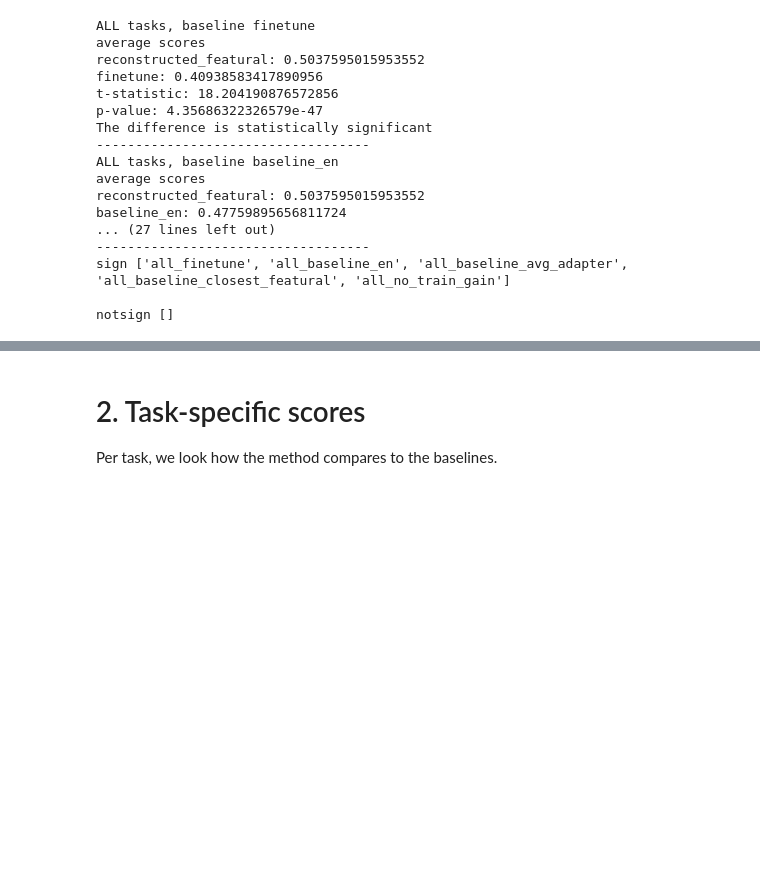
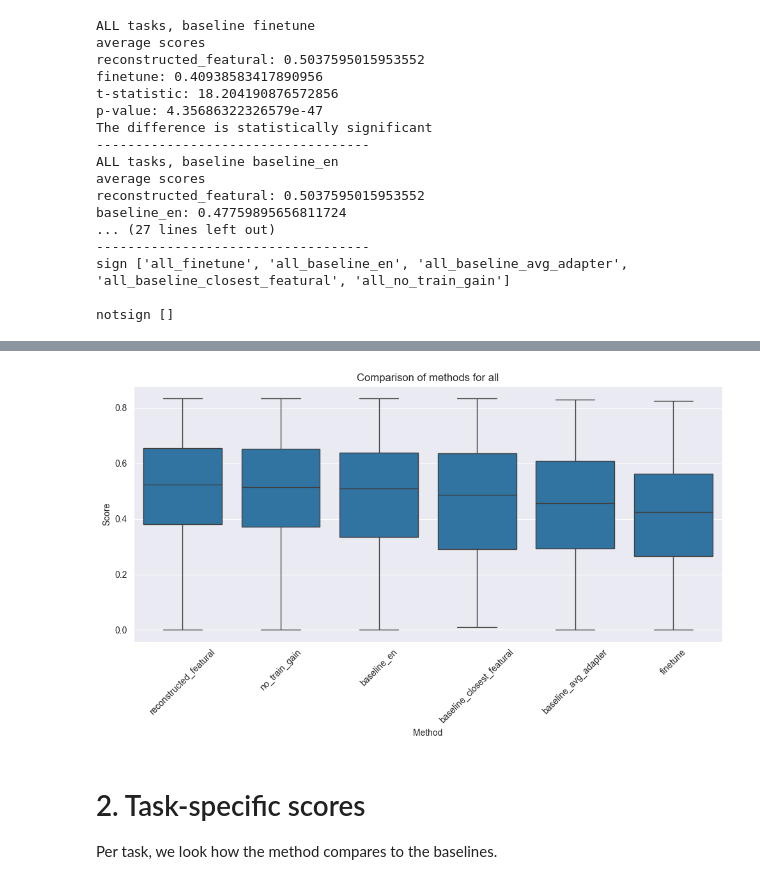
Before and after one commit to stefaccou/TIPA, a Jupyter notebook: analysis/2_Statistical_analysis.ipynb, the cells around one changed output, grey strips where cells are left out. Saved outputs shown, nothing was run; the diff lists cells and outputs as text; code cells hidden in the pictures; blank space fills up the shorter version.

```diff
--- a/analysis/2_Stats_unfinished.ipynb
+++ b/analysis/2_Statistical_analysis.ipynb
@@ -273,34 +273,6 @@ def get_significance(task_name, option1, option2, alternative="two-sided", data=
     print(f"t-statistic: {t_stat}")
     print(f"p-value: {p_val}")
     return t_stat, p_val
-
-
-def make_boxplot(tasks, columns):
-    data = []
-    if tasks == "all":
-        task_names = scores.keys()
-    elif len(tasks) == 1:
-        task_names = [tasks]
-    else:
-        task_names = tasks
-    for task in task_names:
-        for lang_name in scores[task]:
-            if all(col in scores[task][lang_name] for col in columns):
-                data.append([task, lang_name] + [scores[task][lang_name][col] for col in columns])
-    df = pd.DataFrame(data, columns=["task", "lang_name"] + columns)
-    # we divide the scores of qa by 100
-    df.loc[df["task"] == "qa", columns] = df.loc[df["task"] == "qa", columns] / 100
-    # we melt the dataframe to get it in the right format for seaborn
-    df_melted = df.melt(id_vars=["task", "lang_name"], value_vars=columns, var_name="method", value_name="score")
-    # we plot the data
-    plt.figure(figsize=(10, 6))
-    sns.boxplot(x="method", y="score", data=df_melted)
-    plt.title(f"Comparison of methods for {tasks}")
-    plt.xlabel("Method")
-    plt.ylabel("Score")
-    plt.xticks(rotation=45)
-    plt.tight_layout()
-    plt.show()
 # %% [markdown]
 # 1. Overall scores
 We take together all tasks, and check if our method is better than the baselines.
@@ -361,3 +423,17 @@ make_boxplot(
+# %%
+make_boxplot(
+    "all",
+    [
+        "reconstructed_featural",
+        "no_train_gain",
+        "baseline_en",
+        "baseline_closest_featural",
+        "baseline_avg_adapter",
+        "finetune",
+    ],
+)
+# %% [output]
+[figure, added]
 # %% [markdown]
 # 2. Task-specific scores
 Per task, we look how the method compares to the baselines.
```
Also changed, not shown: parts of 18 cells of this notebook, 12 other files.
